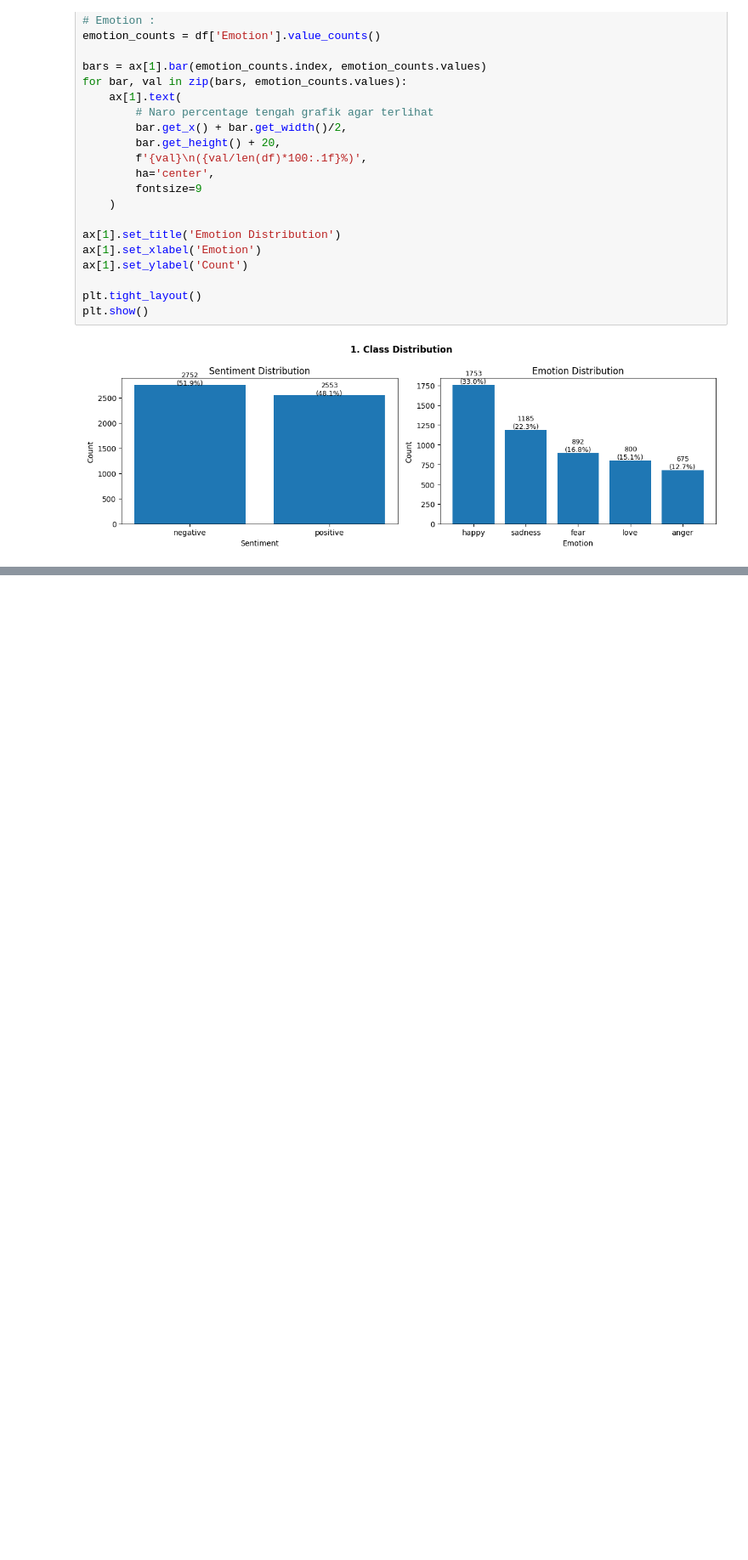
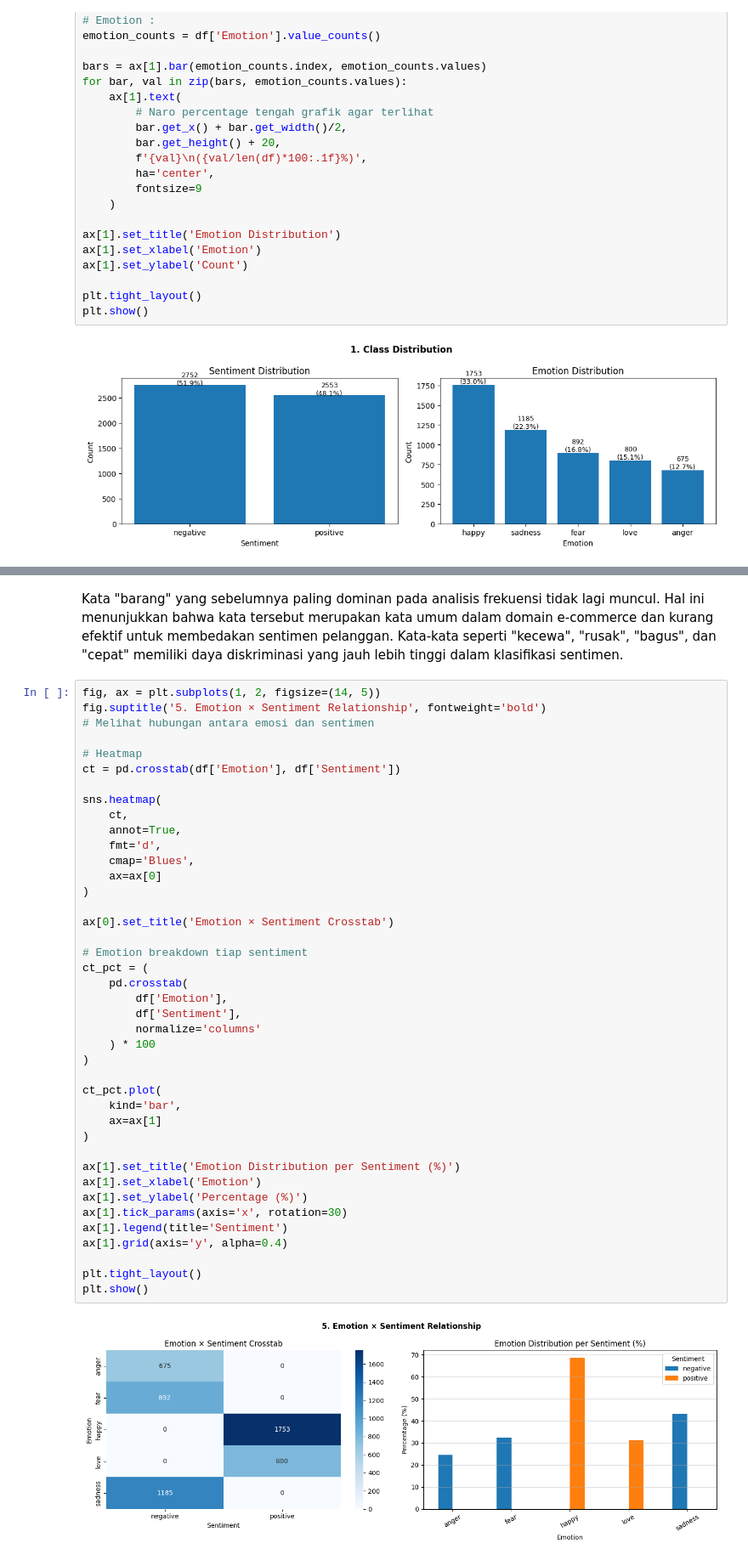
Before and after one commit to asipnana/ProjectNLP, a Jupyter notebook: notebooks/01_eda_preprocessing.ipynb, the cells around one changed output, grey strips where cells are left out. Shown at 85% size. Cells and saved outputs as stored; diff of their text form; blank space fills up the shorter version.

```diff
--- a/notebooks/01_eda_preprocessing.ipynb
+++ b/notebooks/01_eda_preprocessing.ipynb
@@ -208,0 +412,45 @@ plt.show()
+# %% [markdown]
+Kata "barang" yang sebelumnya paling dominan pada analisis frekuensi tidak lagi muncul. Hal ini menunjukkan bahwa kata tersebut merupakan kata umum dalam domain e-commerce dan kurang efektif untuk membedakan sentimen pelanggan. Kata-kata seperti "kecewa", "rusak", "bagus", dan "cepat" memiliki daya diskriminasi yang jauh lebih tinggi dalam klasifikasi sentimen.
+# %%
+fig, ax = plt.subplots(1, 2, figsize=(14, 5))
+fig.suptitle('5. Emotion × Sentiment Relationship', fontweight='bold')
+# Melihat hubungan antara emosi dan sentimen
+
+# Heatmap
+ct = pd.crosstab(df['Emotion'], df['Sentiment'])
+
+sns.heatmap(
+    ct,
+    annot=True,
+    fmt='d',
+    cmap='Blues',
+    ax=ax[0]
+)
+
+ax[0].set_title('Emotion × Sentiment Crosstab')
+
+# Emotion breakdown tiap sentiment
+ct_pct = (
+    pd.crosstab(
+        df['Emotion'],
+        df['Sentiment'],
+        normalize='columns'
+    ) * 100
+)
+
+ct_pct.plot(
+    kind='bar',
+    ax=ax[1]
+)
+
+ax[1].set_title('Emotion Distribution per Sentiment (%)')
+ax[1].set_xlabel('Emotion')
+ax[1].set_ylabel('Percentage (%)')
+ax[1].tick_params(axis='x', rotation=30)
+ax[1].legend(title='Sentiment')
+ax[1].grid(axis='y', alpha=0.4)
+
+plt.tight_layout()
+plt.show()
+# %% [output]
+[figure, added]
```
Also changed, not shown: parts of 14 cells of this notebook.
